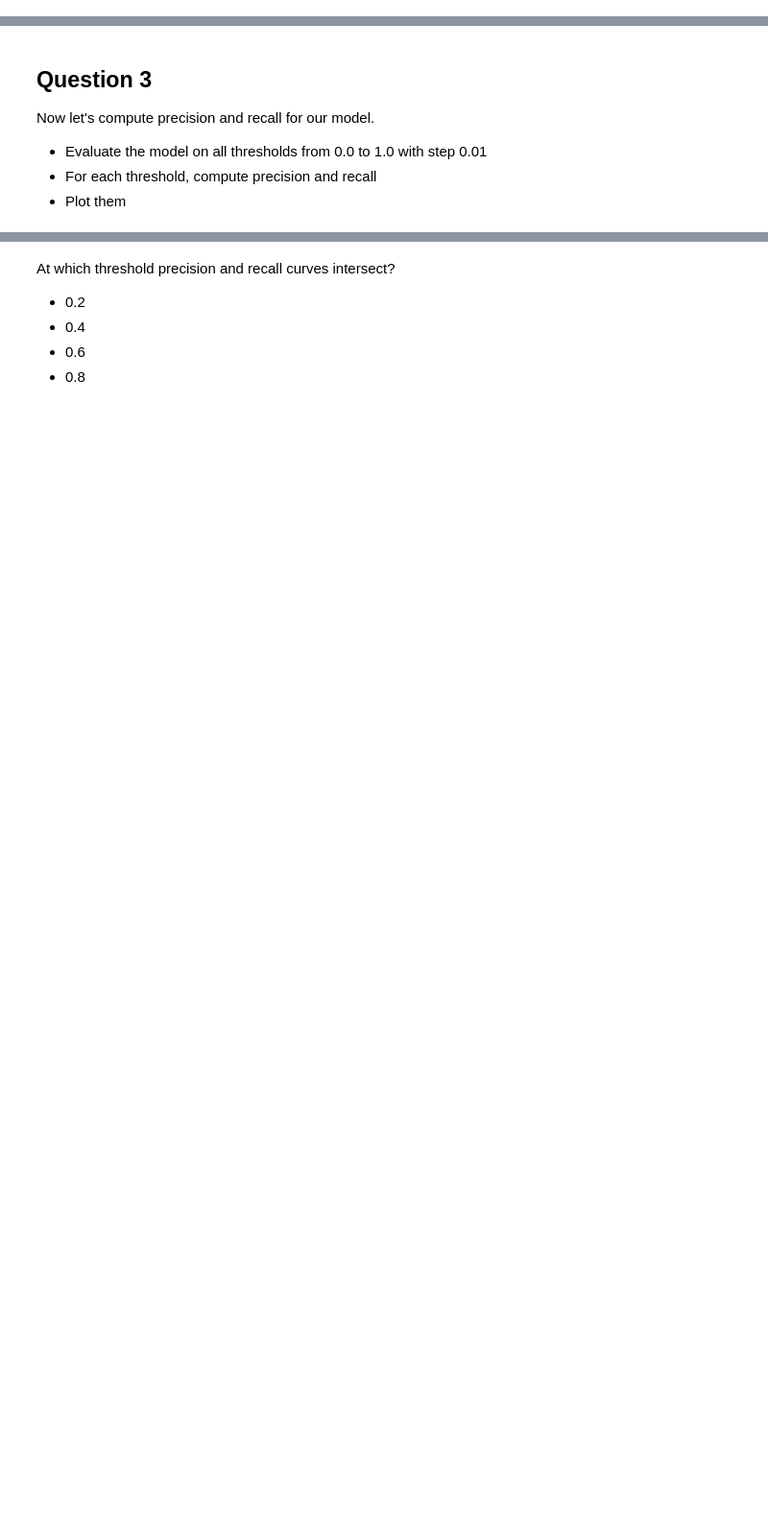
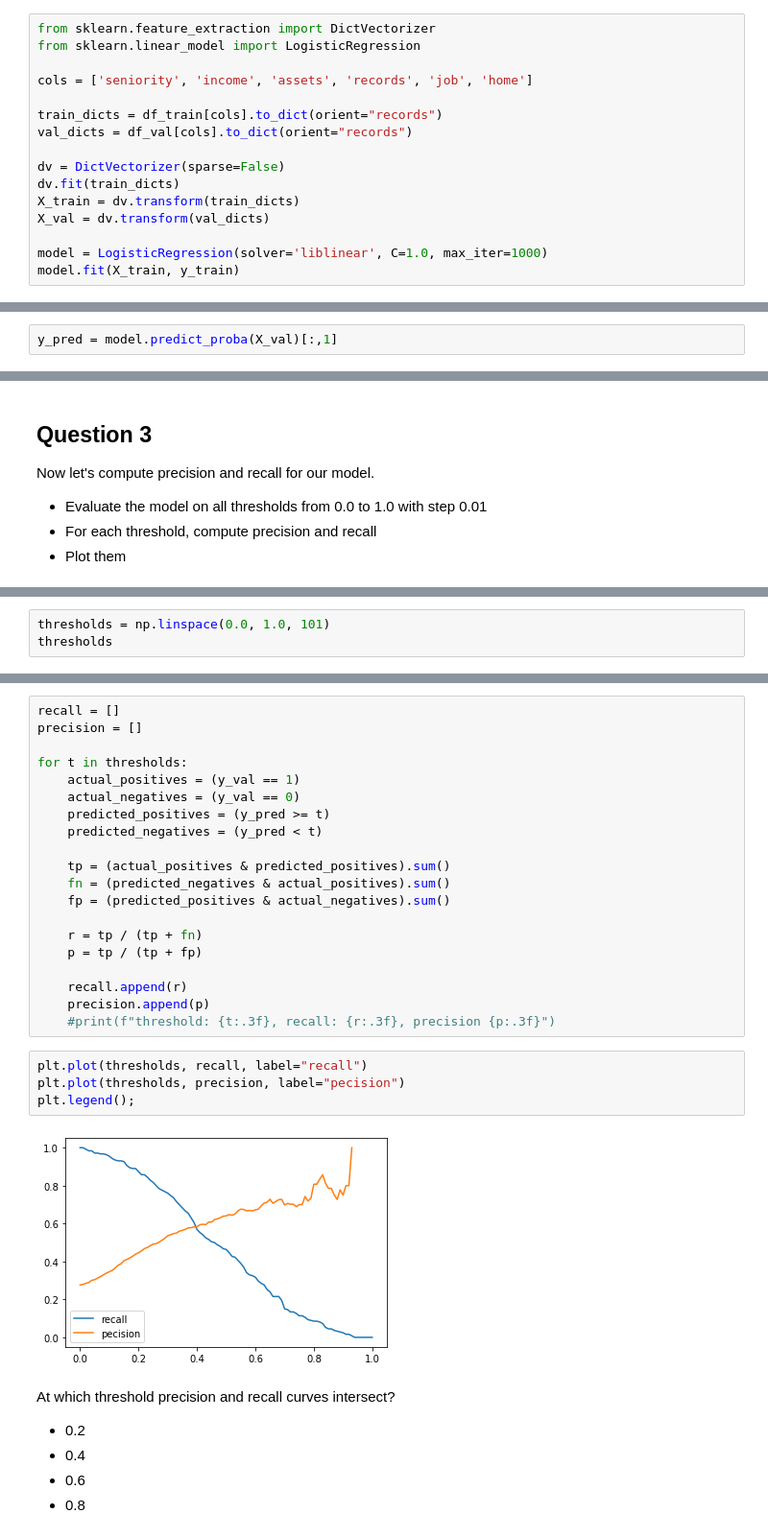
Before and after one commit to froukje/ml-zoomcamp, a Jupyter notebook: week4/Lecture_4_homework.ipynb, the cells around one changed output, grey strips where cells are left out. Shown: that part at 96% size. Drawn from its saved outputs; the diff is of its cells as text; blank space fills up the shorter version.

```diff
--- a/week4/Lecture_4_homework.ipynb
+++ b/week4/Lecture_4_homework.ipynb
@@ -154,0 +238,16 @@ LogisticRegression(solver='liblinear', C=1.0, max_iter=1000)
+# %%
+from sklearn.feature_extraction import DictVectorizer
+from sklearn.linear_model import LogisticRegression
+
+cols = ['seniority', 'income', 'assets', 'records', 'job', 'home']
+
+train_dicts = df_train[cols].to_dict(orient="records")
+val_dicts = df_val[cols].to_dict(orient="records")
+
+dv = DictVectorizer(sparse=False)
+dv.fit(train_dicts)
+X_train = dv.transform(train_dicts)
+X_val = dv.transform(val_dicts)
+
+model = LogisticRegression(solver='liblinear', C=1.0, max_iter=1000)
+model.fit(X_train, y_train)
@@ -154,0 +256,2 @@ LogisticRegression(solver='liblinear', C=1.0, max_iter=1000)
+# %%
+y_pred = model.predict_proba(X_val)[:,1]
@@ -172,0 +286,3 @@ Now let's compute precision and recall for our model.
+# %%
+thresholds = np.linspace(0.0, 1.0, 101)
+thresholds
@@ -173,3 +300,29 @@ Now let's compute precision and recall for our model.
+# %%
+recall = []
+precision = []
+
+for t in thresholds:
+    actual_positives = (y_val == 1)
+    actual_negatives = (y_val == 0)
+    predicted_positives = (y_pred >= t)
+    predicted_negatives = (y_pred < t)
+
+    tp = (actual_positives & predicted_positives).sum()
+    fn = (predicted_negatives & actual_positives).sum()
+    fp = (predicted_positives & actual_negatives).sum()
+
+    r = tp / (tp + fn)
+    p = tp / (tp + fp)
+
+    recall.append(r)
+    precision.append(p)
+    #print(f"threshold: {t:.3f}, recall: {r:.3f}, precision {p:.3f}")
+# %%
+plt.plot(thresholds, recall, label="recall")
+plt.plot(thresholds, precision, label="pecision")
+plt.legend();
+# %% [output]
+[figure, added]
 # %% [markdown]
 At which threshold precision and recall curves intersect?
 
```
Also changed, not shown: parts of 27 cells of this notebook.
